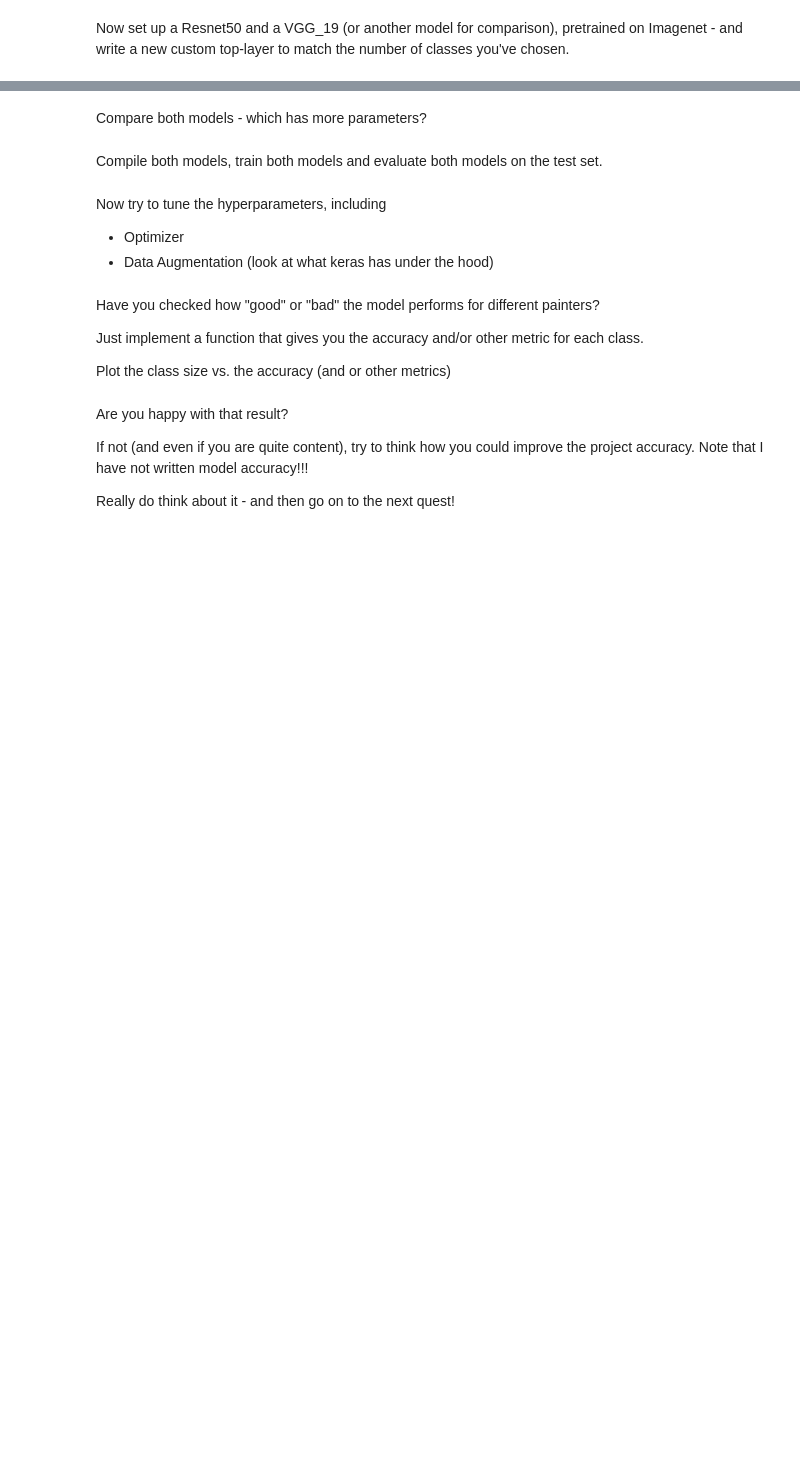
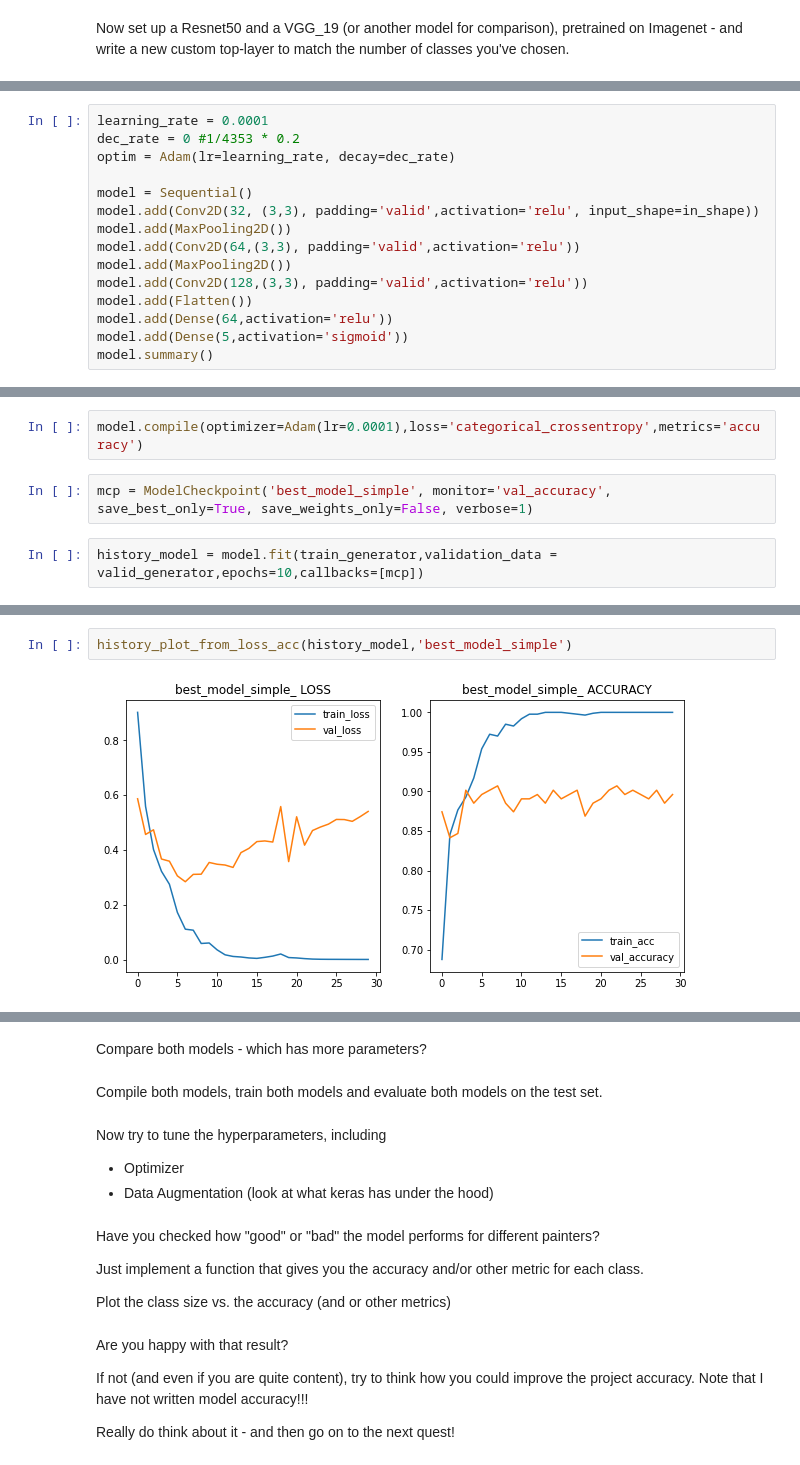
Before and after one commit to martinfinis/HelloCodeSchoolProject, a Jupyter notebook: RNN_Quest_1_Martin.ipynb, the cells around one changed output, grey strips where cells are left out. Saved outputs shown, nothing was run; the diff lists cells and outputs as text; blank space fills up the shorter version.

Commit message:
add simple model and vgg16

```diff
--- a/RNN_Quest_1_Martin.ipynb
+++ b/RNN_Quest_1_Martin.ipynb
@@ -377,0 +421,15 @@ Now set up a Resnet50 and a VGG_19 (or another model for comparison), pretrained
+# %%
+learning_rate = 0.0001
+dec_rate = 0 #1/4353 * 0.2
+optim = Adam(lr=learning_rate, decay=dec_rate)
+
+model = Sequential()
+model.add(Conv2D(32, (3,3), padding='valid',activation='relu', input_shape=in_shape))
+model.add(MaxPooling2D())
+model.add(Conv2D(64,(3,3), padding='valid',activation='relu'))
+model.add(MaxPooling2D())
+model.add(Conv2D(128,(3,3), padding='valid',activation='relu'))
+model.add(Flatten())
+model.add(Dense(64,activation='relu'))
+model.add(Dense(5,activation='sigmoid'))
+model.summary()
@@ -377,0 +454,6 @@ Now set up a Resnet50 and a VGG_19 (or another model for comparison), pretrained
+# %%
+model.compile(optimizer=Adam(lr=0.0001),loss='categorical_crossentropy',metrics='accuracy')
+# %%
+mcp = ModelCheckpoint('best_model_simple', monitor='val_accuracy', save_best_only=True, save_weights_only=False, verbose=1)
+# %%
+history_model = model.fit(train_generator,validation_data = valid_generator,epochs=10,callbacks=[mcp])
@@ -377,0 +478,4 @@ Now set up a Resnet50 and a VGG_19 (or another model for comparison), pretrained
+# %%
+history_plot_from_loss_acc(history_model,'best_model_simple')
+# %% [output]
+[figure, added]
```
Also changed, not shown: parts of 76 cells of this notebook.
